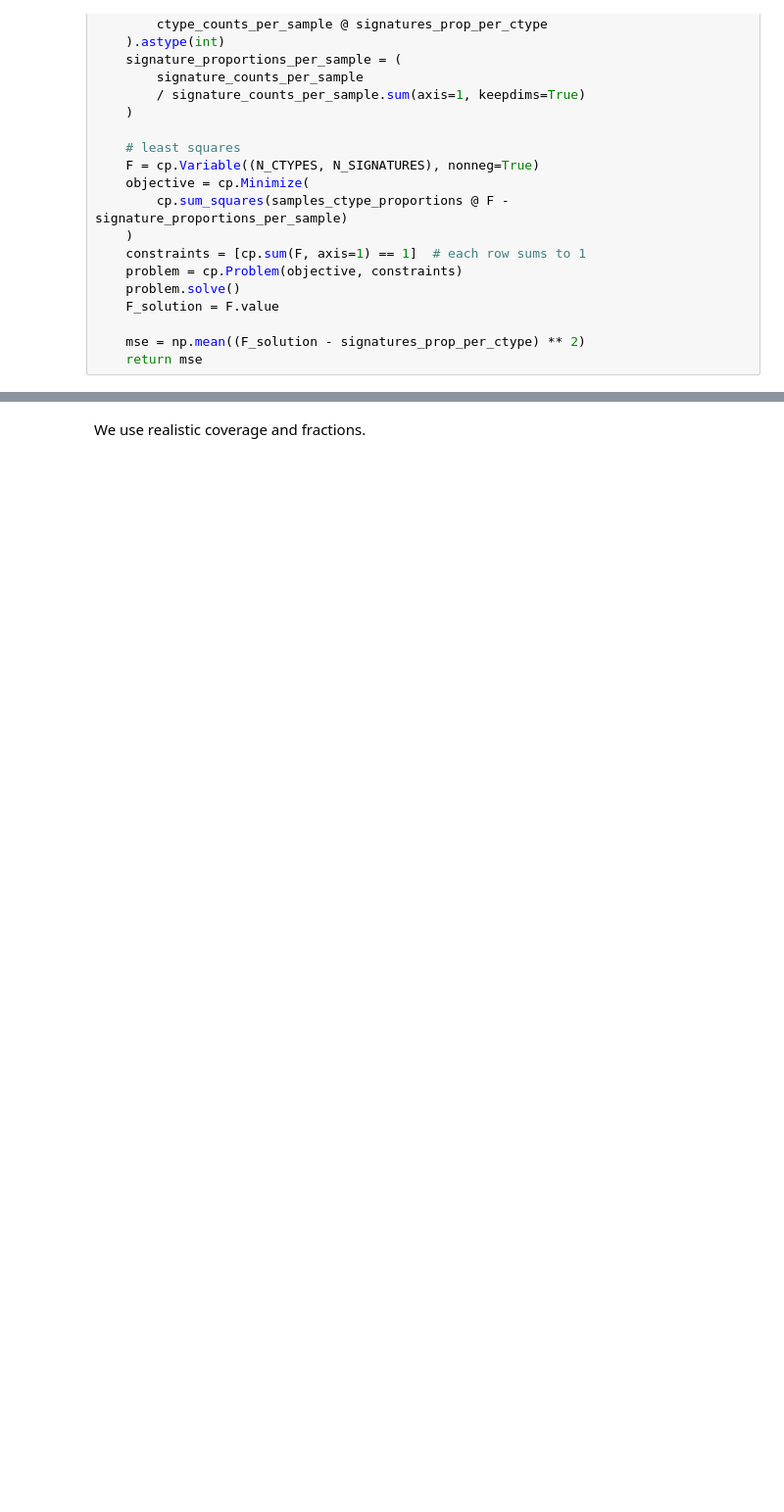
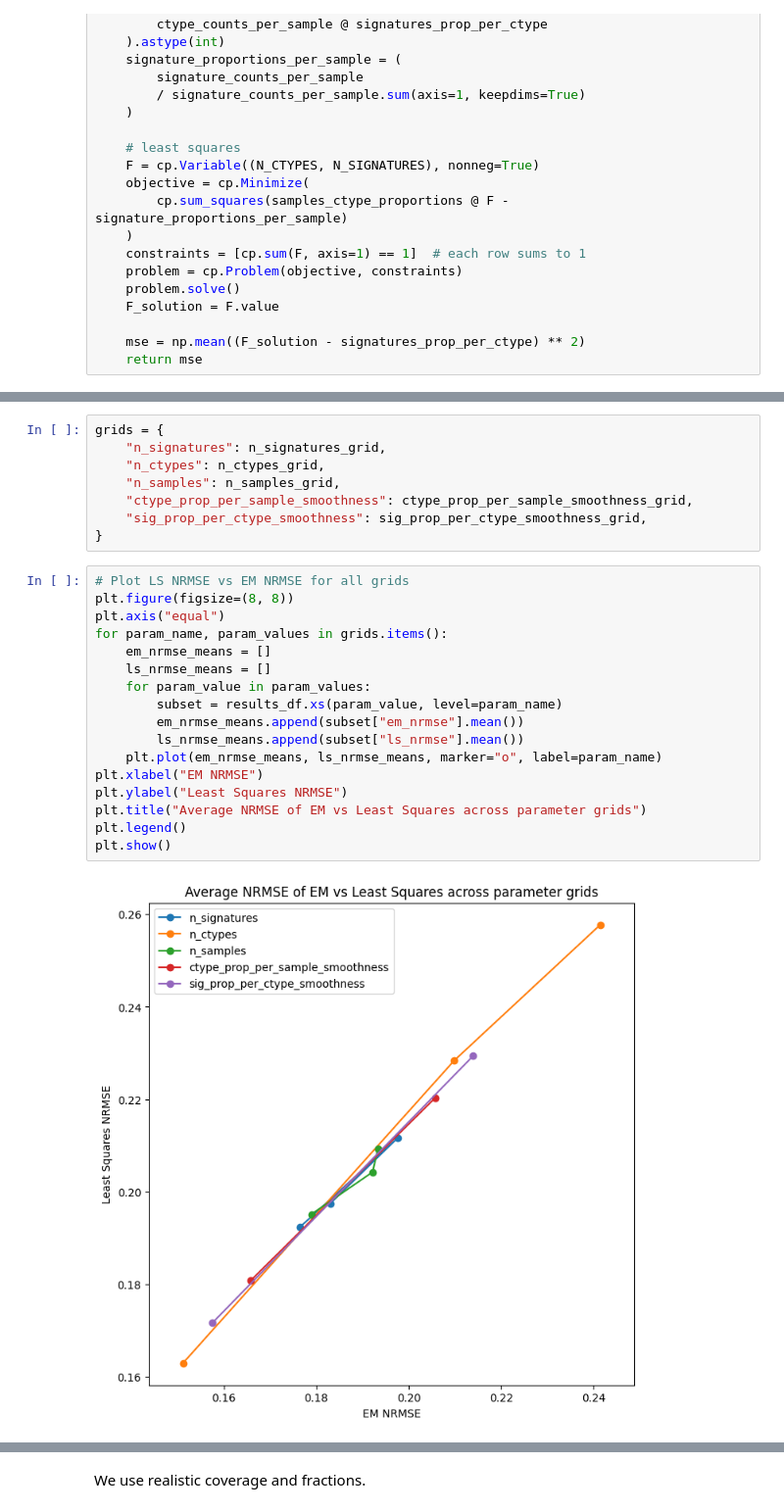
Before and after one commit to CompEpigen/syto, a Jupyter notebook: EDA/extract_soft_labels_from_noisy_samples/extract_ctypes_from_noisy_labels.ipynb, the cells around one changed output, grey strips where cells are left out. Shown at 98% size. Saved outputs shown, nothing was run; the diff lists cells and outputs as text; blank space fills up the shorter version.

```diff
--- a/EDA/extract_soft_labels_from_noisy_samples/extract_ctypes_from_noisy_labels.ipynb
+++ b/EDA/extract_soft_labels_from_noisy_samples/extract_ctypes_from_noisy_labels.ipynb
@@ -218,0 +682,27 @@ plt.show()
+# %%
+grids = {
+    "n_signatures": n_signatures_grid,
+    "n_ctypes": n_ctypes_grid,
+    "n_samples": n_samples_grid,
+    "ctype_prop_per_sample_smoothness": ctype_prop_per_sample_smoothness_grid,
+    "sig_prop_per_ctype_smoothness": sig_prop_per_ctype_smoothness_grid,
+}
+# %%
+# Plot LS NRMSE vs EM NRMSE for all grids
+plt.figure(figsize=(8, 8))
+plt.axis("equal")
+for param_name, param_values in grids.items():
+    em_nrmse_means = []
+    ls_nrmse_means = []
+    for param_value in param_values:
+        subset = results_df.xs(param_value, level=param_name)
+        em_nrmse_means.append(subset["em_nrmse"].mean())
+        ls_nrmse_means.append(subset["ls_nrmse"].mean())
+    plt.plot(em_nrmse_means, ls_nrmse_means, marker="o", label=param_name)
+plt.xlabel("EM NRMSE")
+plt.ylabel("Least Squares NRMSE")
+plt.title("Average NRMSE of EM vs Least Squares across parameter grids")
+plt.legend()
+plt.show()
+# %% [output]
+[figure, added]
```
Also changed, not shown: parts of 39 cells of this notebook, 2 other files.
